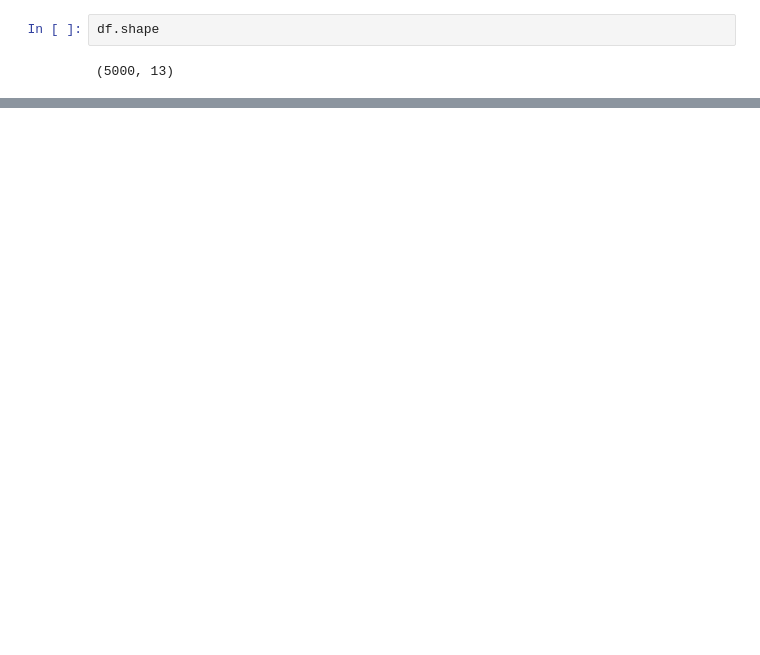
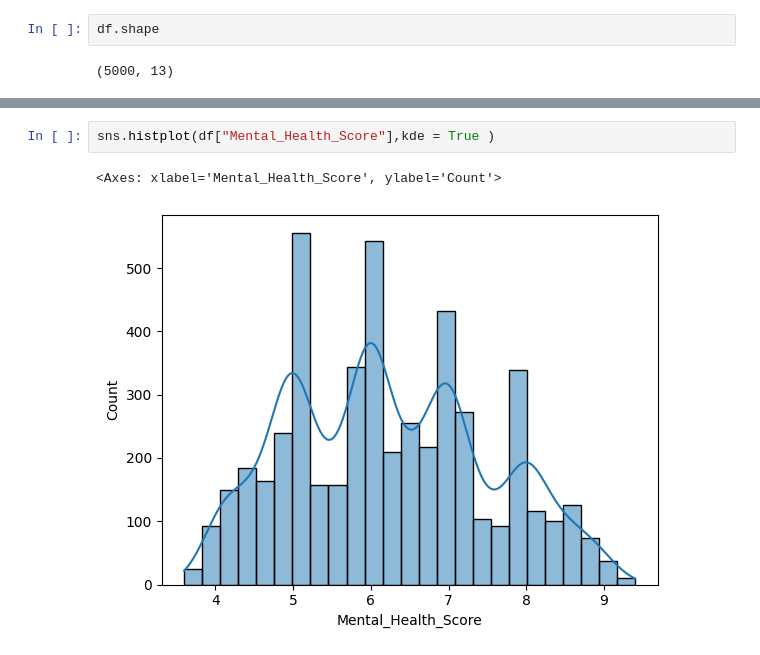
Before and after one commit to iSAKET-tech/Mental_Health_Predictor, a Jupyter notebook: Analysis.ipynb, the cells around one changed output, grey strips where cells are left out. Saved outputs shown, nothing was run; the diff lists cells and outputs as text; blank space fills up the shorter version.

```diff
--- a/Analysis.ipynb
+++ b/Analysis.ipynb
@@ -51,0 +77,5 @@ df.isnull().value_counts
+# %%
+sns.histplot(df["Mental_Health_Score"],kde = True )
+# %% [output]
+<Axes: xlabel='Mental_Health_Score', ylabel='Count'>
+[figure, added]
```
Also changed, not shown: parts of 43 cells of this notebook.
